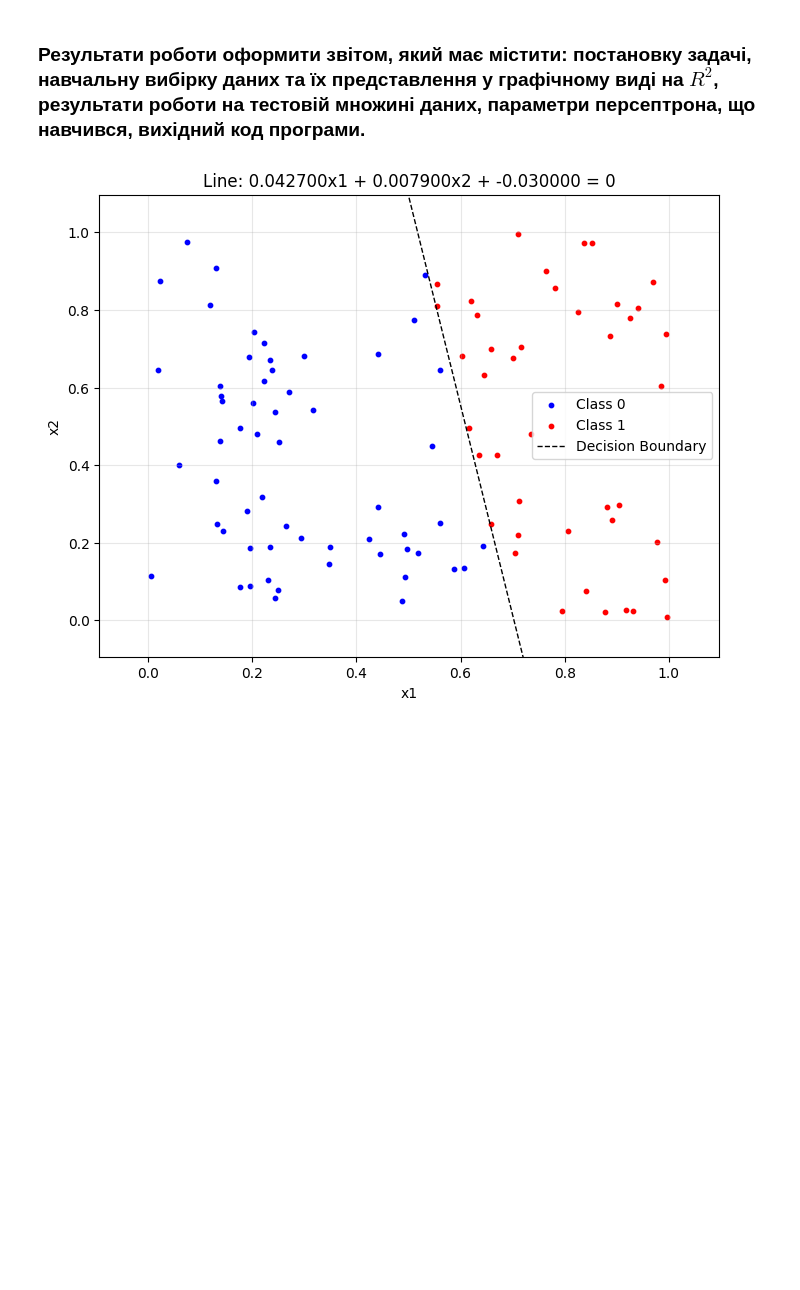
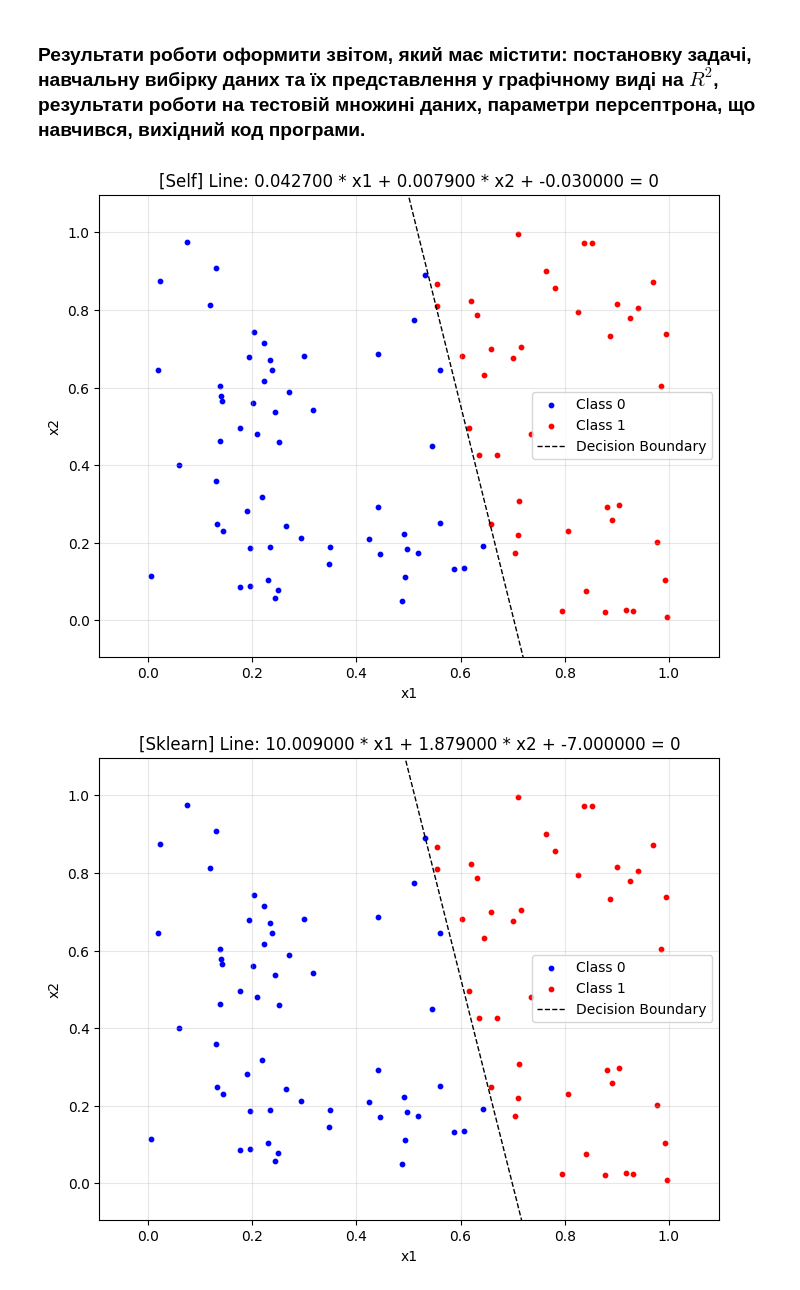
Before and after one commit to KlymentievMaksym/MLM, a Jupyter notebook: Lab2/Maksym_Klymentiev_FI21_Perceptron_A.ipynb, the cells around one changed output. Cells and saved outputs as stored; diff of their text form; code cells hidden in the pictures; blank space fills up the shorter version.

```diff
--- a/Lab2/Maksym_Klymentiev_FI21_Perceptron_A.ipynb
+++ b/Lab2/Maksym_Klymentiev_FI21_Perceptron_A.ipynb
@@ -124,36 +139,16 @@ fit_print(X_train, y_train, X_test, y_test, perceptron, "Self")
 # %%
 sperceptron = SPerceptron(max_iter=1000, tol=None, random_state=42)
 fit_print(X_train, y_train, X_test, y_test, sperceptron, "Sklearn")
-print("[Weights]:", np.append(sperceptron.coef_[0], sperceptron.intercept_))
+sperceptron.weights = np.append(sperceptron.coef_[0], sperceptron.intercept_)
+print("[Weights]:", sperceptron.weights)
 # %% [output]
 [Sklearn] Test Accuracy: 100.00%
 [Weights]: [10.009  1.879 -7.   ]
 # %% [markdown]
 ### Результати роботи оформити звітом, який має містити: постановку задачі, навчальну вибірку даних та їх представлення у графічному виді на $R^2$, результати роботи на тестовій множині даних, параметри персептрона, що навчився, вихідний код програми.
 # %%
-x_min, x_max = X.min(), X.max()
-x1_values = np.linspace(x_min, x_max, 100)
-
-w1, w2, b = perceptron.weights
-x2_values = -(b + w1 * x1_values)/ w2
-
-plt.figure(figsize=(8, 6))
-
-plt.scatter(*X[y==0].T, s=10, color='blue', label='Class 0')
-plt.scatter(*X[y==1].T, s=10, color='red', label='Class 1')
-
-plt.plot(x1_values, x2_values, "--", color='black', linewidth=1, label='Decision Boundary')
-
-plt.title(f'Line: {w1:.6f}x1 + {w2:.6f}x2 + {b:.6f} = 0')
-plt.xlabel('x1')
-plt.ylabel('x2')
-plt.legend()
-plt.grid(True, alpha=0.3)
-
-const = 0.1
-plt.xlim(x_min - const, x_max + const)
-plt.ylim(x_min - const, x_max + const)
-
-plt.show()
+plot(X, y, perceptron, "Self")
+plot(X, y, sperceptron, "Sklearn")
 # %% [output]
-[figure, old version]
+[figure, new version]
+[figure, added]
```
Also changed, not shown: parts of 1 cell of this notebook.
